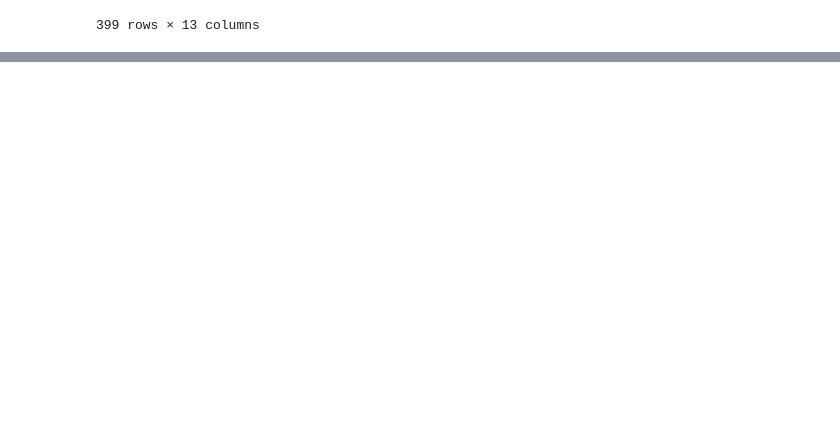
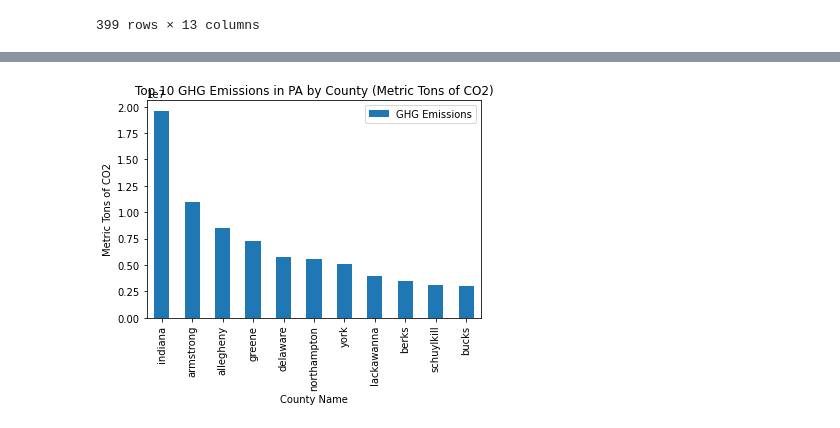
Before and after one commit to dipeshtimsina/Official_group1_Project2, a Jupyter notebook: facilitylevelclean.ipynb, the cells around one changed output, grey strips where cells are left out. Cells and saved outputs as stored; diff of their text form; code cells hidden in the pictures; blank space fills up the shorter version.

```diff
--- a/facilitylevelclean.ipynb
+++ b/facilitylevelclean.ipynb
@@ -23,0 +91,21 @@ facility_leveldf['2019']
+# %%
+# Chart our data, give it a title, and label the axes
+
+x = []
+y = []
+county_list = list(bar_2019ghg_sumsascending.index)
+
+for i in range(11):
+
+    y.append(bar_2019ghg_sumsascending.iloc[i,0])
+    x.append(county_list[i])
+
+bar_2019top5ghg_sums = pd.DataFrame({"GHG Emissions": y}, index = x)
+
+ghgsumtop5_2019bar = bar_2019top5ghg_sums.plot(kind="bar", title="Top 10 GHG Emissions in PA by County (Metric Tons of CO2)")
+ghgsumtop5_2019bar.set_xlabel("County Name")
+ghgsumtop5_2019bar.set_ylabel("Metric Tons of CO2")
+
+plt.show()
+# %% [output]
+[figure, added]
```
Also changed, not shown: parts of 16 cells of this notebook, 2 other files.
